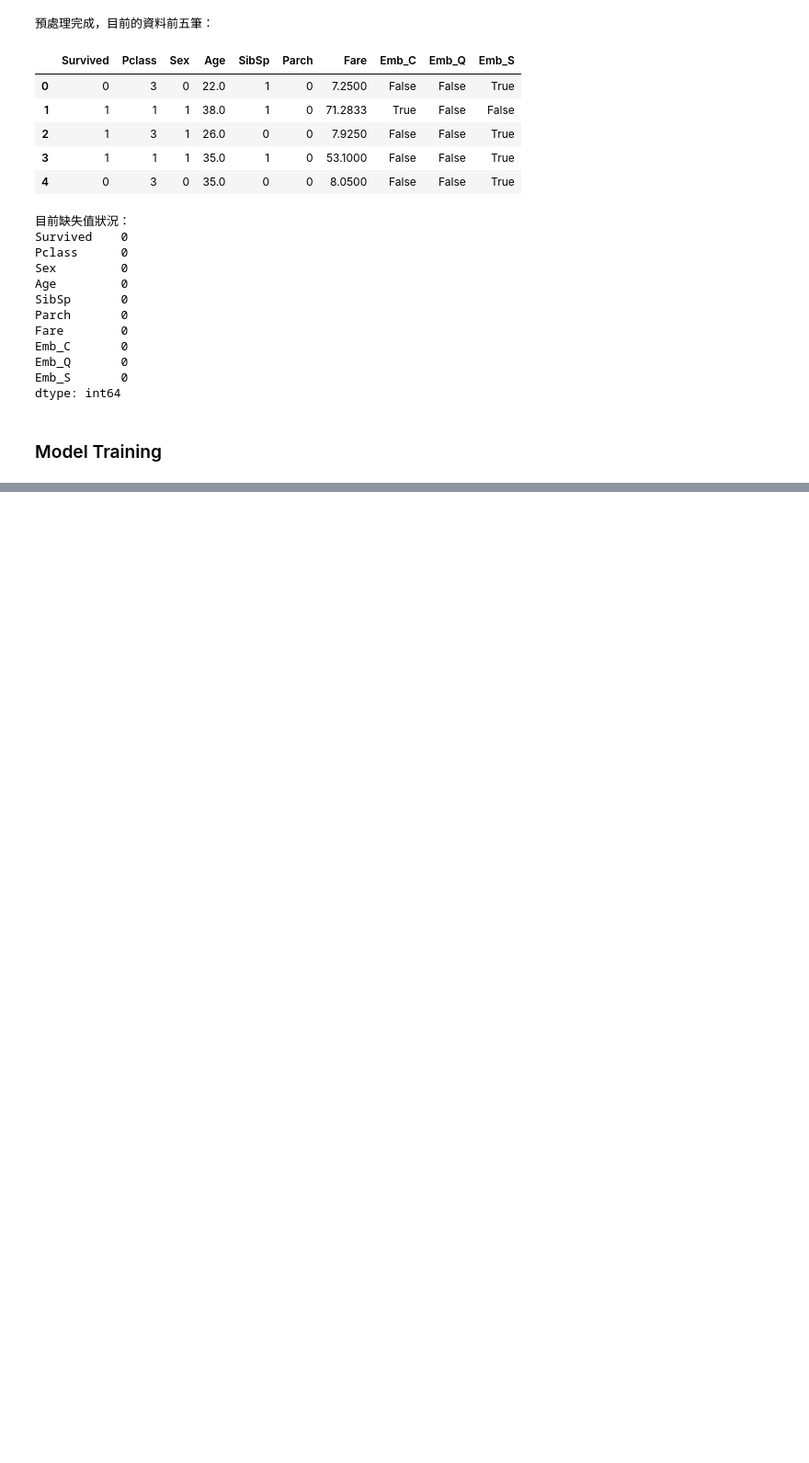
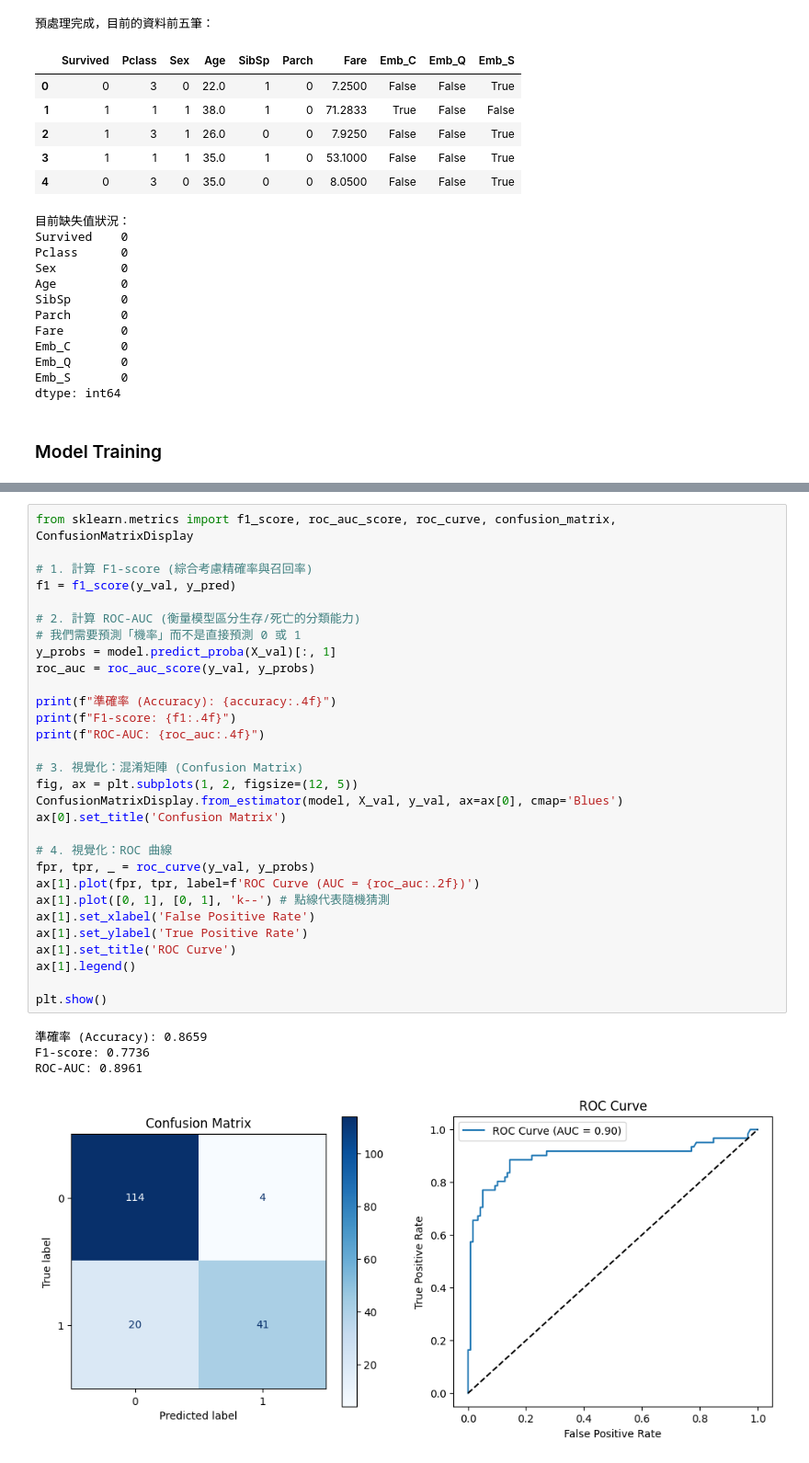
Before and after one commit to kc-u/titanic-survival-analysis, a Jupyter notebook: notebooks/titanic_analysis.ipynb, the cells around one changed output, grey strips where cells are left out. Shown at 92% size. Drawn from its saved outputs; the diff is of its cells as text; blank space fills up the shorter version.

```diff
--- a/notebooks/titanic_analysis.ipynb
+++ b/notebooks/titanic_analysis.ipynb
@@ -151 +151,36 @@ Emb_Q     0.008768
 dtype: float64
+# %%
+from sklearn.metrics import f1_score, roc_auc_score, roc_curve, confusion_matrix, ConfusionMatrixDisplay
+
+# 1. 計算 F1-score (綜合考慮精確率與召回率)
+f1 = f1_score(y_val, y_pred)
+
+# 2. 計算 ROC-AUC (衡量模型區分生存/死亡的分類能力)
+# 我們需要預測「機率」而不是直接預測 0 或 1
+y_probs = model.predict_proba(X_val)[:, 1]
+roc_auc = roc_auc_score(y_val, y_probs)
+
+print(f"準確率 (Accuracy): {accuracy:.4f}")
+print(f"F1-score: {f1:.4f}")
+print(f"ROC-AUC: {roc_auc:.4f}")
+
+# 3. 視覺化：混淆矩陣 (Confusion Matrix)
+fig, ax = plt.subplots(1, 2, figsize=(12, 5))
+ConfusionMatrixDisplay.from_estimator(model, X_val, y_val, ax=ax[0], cmap='Blues')
+ax[0].set_title('Confusion Matrix')
+
+# 4. 視覺化：ROC 曲線
+fpr, tpr, _ = roc_curve(y_val, y_probs)
+ax[1].plot(fpr, tpr, label=f'ROC Curve (AUC = {roc_auc:.2f})')
+ax[1].plot([0, 1], [0, 1], 'k--') # 點線代表隨機猜測
+ax[1].set_xlabel('False Positive Rate')
+ax[1].set_ylabel('True Positive Rate')
+ax[1].set_title('ROC Curve')
+ax[1].legend()
+
+plt.show()
+# %% [output]
+準確率 (Accuracy): 0.8659
+F1-score: 0.7736
+ROC-AUC: 0.8961
+[figure, added]
```
Also changed, not shown: parts of 1 cell of this notebook, 2 other files.
